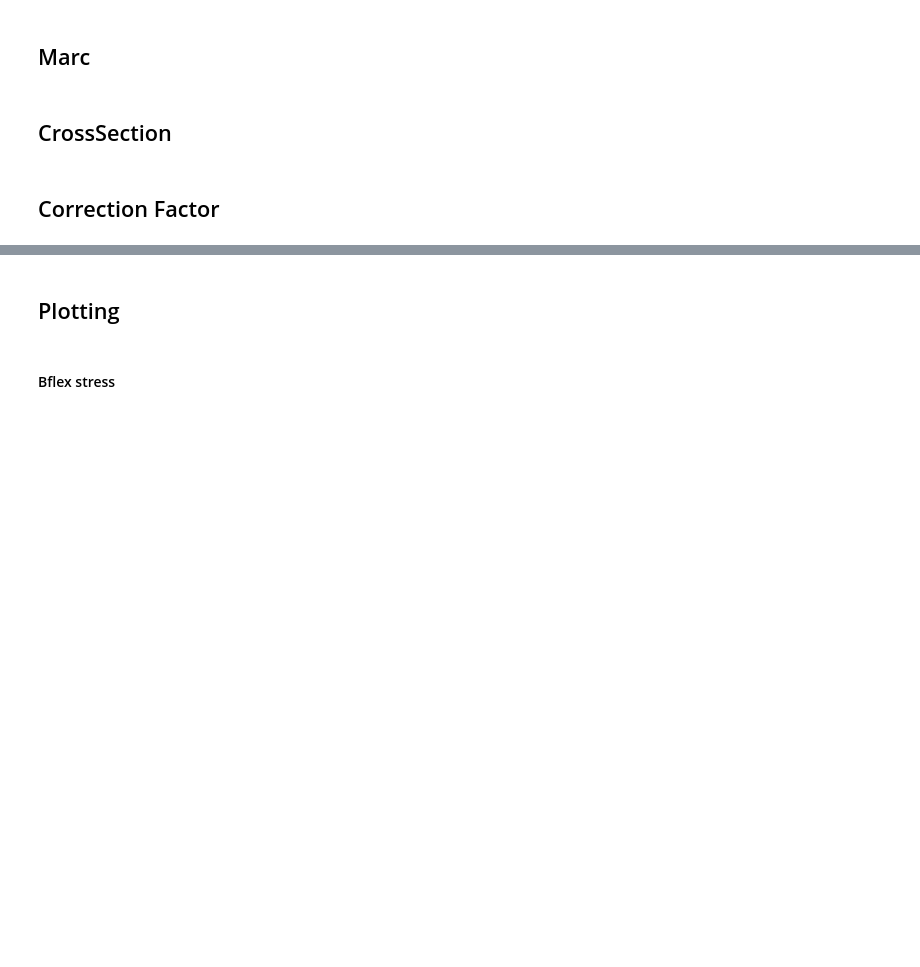
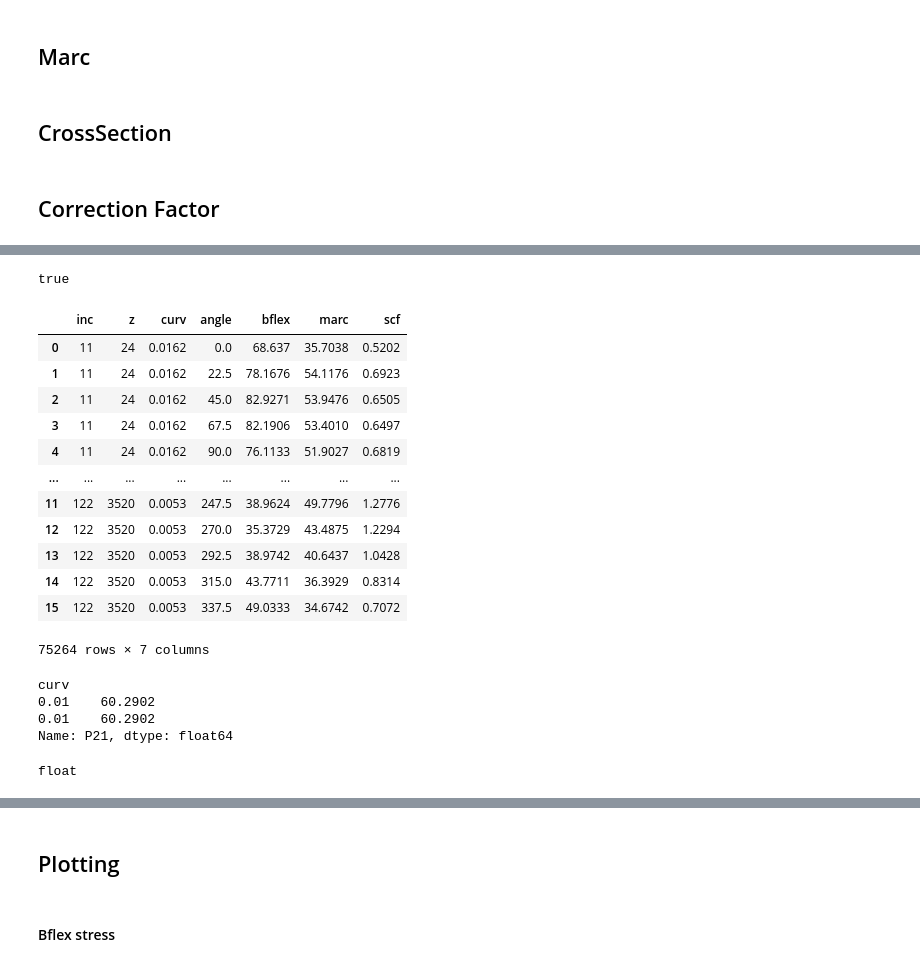
Before and after one commit to tom-are-grov-4ss/marc-bflex-ssc, a Jupyter notebook: Marc_tools_notebook_v2.ipynb, the cells around one changed output, grey strips where cells are left out. Saved outputs shown, nothing was run; the diff lists cells and outputs as text; code cells hidden in the pictures; blank space fills up the shorter version.

```diff
--- a/Marc_tools_notebook_v2.ipynb
+++ b/Marc_tools_notebook_v2.ipynb
@@ -132,6 +132,9 @@ for i in range(0, 16, 1):
     pos = f'P{17 + i}'
 
     bflex_name[pos] = theta
+
+# Generate sorted angle vs stress
+bflex_name_inverse = {v: k for k, v in sorted(bflex_name.items(), key=lambda x: x[1])}
 # %%
 df_bflex
 # %% [output]
@@ -560,47 +296,46 @@ dft
 # %%
-dfb = df_bflex.copy()
+df_scf = pd.DataFrame()
 
-# Main working cell
+# Find axial positions based on Marc / CS
 increments = sorted(set(df_marc.inc))
 zpos = sorted(set(df_marc.z))
 
-# generate sorted angle vs stress
-bflex_dict = {k: v for k, v in sorted(bflex_name.items(), key=lambda x: x[1])}
-
 dft = df_marc.groupby(['inc', 'z', 'theta']).max()[['stress', 'curv']]
 
-df_all = []
+df_list = []
 
 for inc in tqdm(increments, leave=False):
     for z in zpos:
         dfb = df_bflex.copy()
-        # Extract curv info and interpolate in df_bflex
-        curv = round(dft['curv'][inc][z].max(), 3)
-        dfb.iloc[-1] = [curv] + [np.nan]*len(bflex_name)
-        dfb = dfb.set_index('curv').sort_index().interpolate(method='index')
+
+        # Extract curv info and interpolate in bflex DF
+        curv = round(dft['curv'][inc][z].max(), 4)
+        if curv not in dfb.index:
+            dfb.iloc[-1] = [curv] + [np.nan]*len(bflex_name)
+            dfb = dfb.set_index('curv').sort_index().interpolate(method='index')
 
         dftemp = dft['stress'][inc][z]
 
         # generate stress vs angle
         bflex_stress_angle = {}
-        for key, val in bflex_dict.items():
-            bflex_stress_angle[val] = dfb.loc[curv][key]
+        for key, val in bflex_name_inverse.items():
+            bflex_stress_angle[key] = dfb.loc[curv][val]
 
-        bflex_stress_angle = {val: dfb.loc[curv][key] \
-                              for key, val in bflex_dict.items()}
+        bflex_stress_angle = {key: dfb.loc[curv][val] \
+                              for key, val in bflex_name_inverse.items()}
 
         # interpolate to get stress at each angle
         marc_stress = interp1d(dftemp.index, dftemp.values, fill_value='extrapolate')(
             list(bflex_stress_angle.keys())
         )
         # create dataframe with info
-        df_step = pd.DataFrame(data={'angle': bflex_stress_angle.keys(),
+        df_step = pd.DataFrame(data={'inc': inc,
+                                     'z': z,
+                                     'curv': curv,
+                                     'angle': bflex_stress_angle.keys(),
                                      'bflex': bflex_stress_angle.values(),
                                      'marc': marc_stress})
 
-        df_step['curv'] = curv
-        df_step['z'] = z
+        df_list.append(df_step)
 
-        df_all.append(df_step)
-
-df_scf = pd.concat(df_all)
+df_scf = pd.concat(df_list)
@@ -610,0 +413,5 @@ df2 = pd.DataFrame(data={'angle': bflex_stress_angle.keys(),
+# %%
+if 0.010 in dfb.index:
+    print('true')
+# %% [output]
+true
@@ -610,0 +420,31 @@ df2 = pd.DataFrame(data={'angle': bflex_stress_angle.keys(),
+# %%
+df_scf['scf'] = df_scf.marc / df_scf.bflex
+df_scf['scf_max'] = df_scf.groupby(['inc', 'z']).max()
+# %% [output]
+|  | inc | z | curv | angle | bflex | marc | scf |
+| 0 | 11 | 24 | 0.0162 | 0.0 | 68.637 | 35.7038 | 0.5202 |
+| 1 | 11 | 24 | 0.0162 | 22.5 | 78.1676 | 54.1176 | 0.6923 |
+| 2 | 11 | 24 | 0.0162 | 45.0 | 82.9271 | 53.9476 | 0.6505 |
+| 3 | 11 | 24 | 0.0162 | 67.5 | 82.1906 | 53.4010 | 0.6497 |
+| 4 | 11 | 24 | 0.0162 | 90.0 | 76.1133 | 51.9027 | 0.6819 |
+| ... | ... | ... | ... | ... | ... | ... | ... |
+| 11 | 122 | 3520 | 0.0053 | 247.5 | 38.9624 | 49.7796 | 1.2776 |
+| 12 | 122 | 3520 | 0.0053 | 270.0 | 35.3729 | 43.4875 | 1.2294 |
+| 13 | 122 | 3520 | 0.0053 | 292.5 | 38.9742 | 40.6437 | 1.0428 |
+| 14 | 122 | 3520 | 0.0053 | 315.0 | 43.7711 | 36.3929 | 0.8314 |
+| 15 | 122 | 3520 | 0.0053 | 337.5 | 49.0333 | 34.6742 | 0.7072 |
+75264 rows × 7 columns
+# %%
+for row in df_scf.bflex:
+    if not isinstance(row, float):
+        print(row)
+        break
+# %% [output]
+curv
+0.01    60.2902
+0.01    60.2902
+Name: P21, dtype: float64
+# %%
+type(row)
+# %% [output]
+float
```
Also changed, not shown: parts of 24 cells of this notebook, 1 other file.
